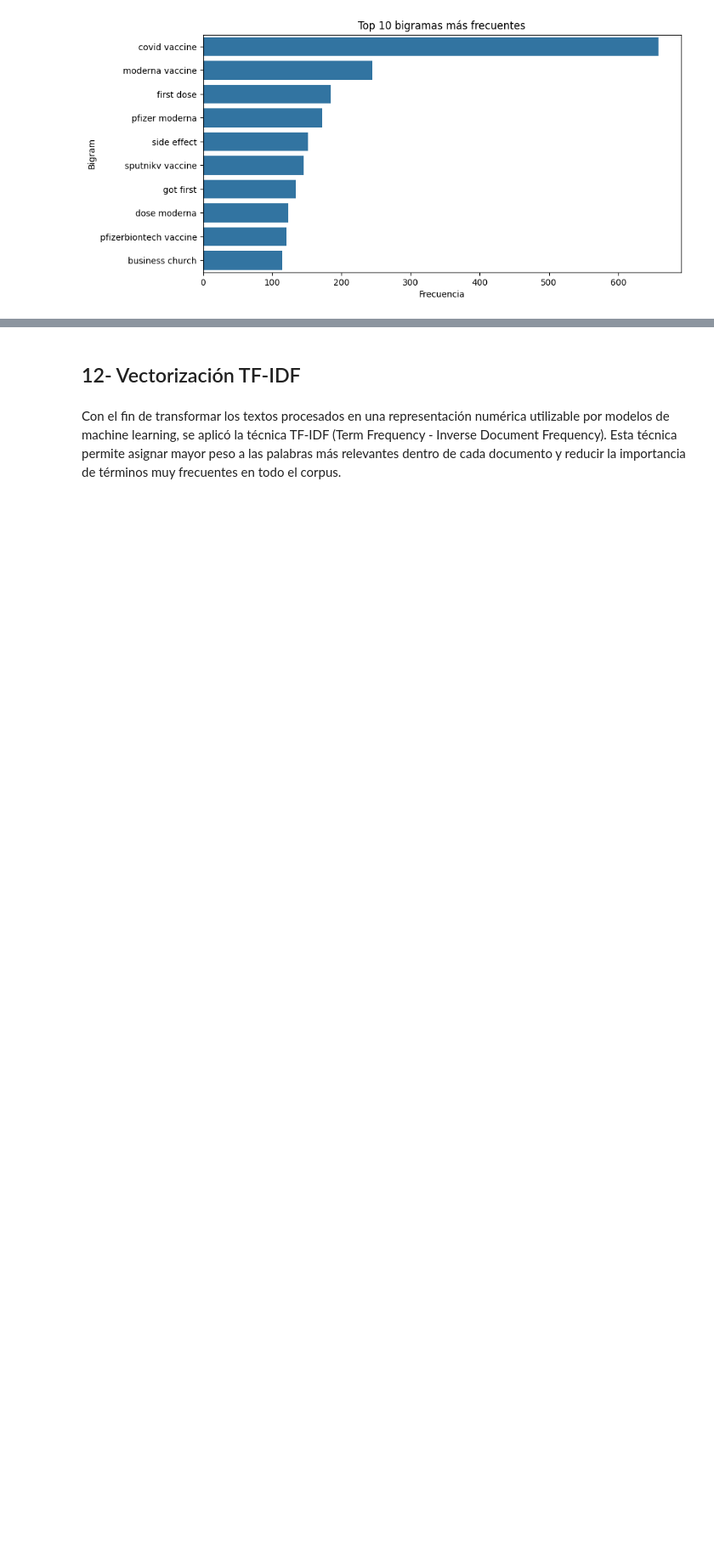
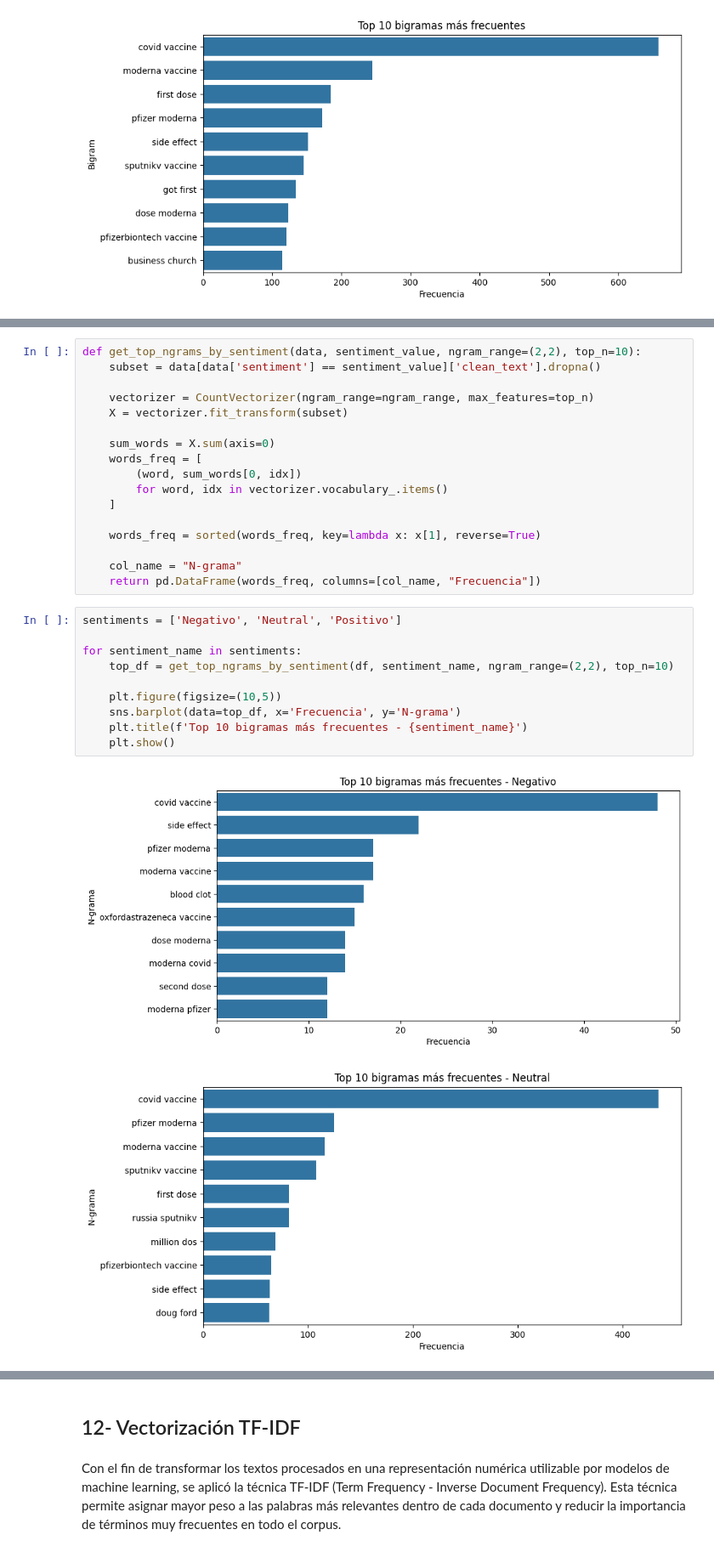
Before and after one commit to Jormao2025/Data_Science_1, a Jupyter notebook: Proyecto_Final_Data_Science_III_Análisis_Sentimiento_en_Tweets_sobre_Vacunas_contra_COVID_19.ipynb, the cells around one changed output, grey strips where cells are left out. Shown at 85% size. Cells and saved outputs as stored; diff of their text form; blank space fills up the shorter version.

```diff
--- a/Proyecto_Final_Data_Science_III_Análisis_Sentimiento_en_Tweets_sobre_Vacunas_contra_COVID_19.ipynb
+++ b/Proyecto_Final_Data_Science_III_Análisis_Sentimiento_en_Tweets_sobre_Vacunas_contra_COVID_19.ipynb
@@ -499,0 +586,30 @@ plt.show()
+# %%
+def get_top_ngrams_by_sentiment(data, sentiment_value, ngram_range=(2,2), top_n=10):
+    subset = data[data['sentiment'] == sentiment_value]['clean_text'].dropna()
+
+    vectorizer = CountVectorizer(ngram_range=ngram_range, max_features=top_n)
+    X = vectorizer.fit_transform(subset)
+
+    sum_words = X.sum(axis=0)
+    words_freq = [
+        (word, sum_words[0, idx])
+        for word, idx in vectorizer.vocabulary_.items()
+    ]
+
+    words_freq = sorted(words_freq, key=lambda x: x[1], reverse=True)
+
+    col_name = "N-grama"
+    return pd.DataFrame(words_freq, columns=[col_name, "Frecuencia"])
+# %%
+sentiments = ['Negativo', 'Neutral', 'Positivo']
+
+for sentiment_name in sentiments:
+    top_df = get_top_ngrams_by_sentiment(df, sentiment_name, ngram_range=(2,2), top_n=10)
+
+    plt.figure(figsize=(10,5))
+    sns.barplot(data=top_df, x='Frecuencia', y='N-grama')
+    plt.title(f'Top 10 bigramas más frecuentes - {sentiment_name}')
+    plt.show()
+# %% [output]
+[figure, added]
+[figure, added]
```
Also changed, not shown: parts of 10 cells of this notebook.
